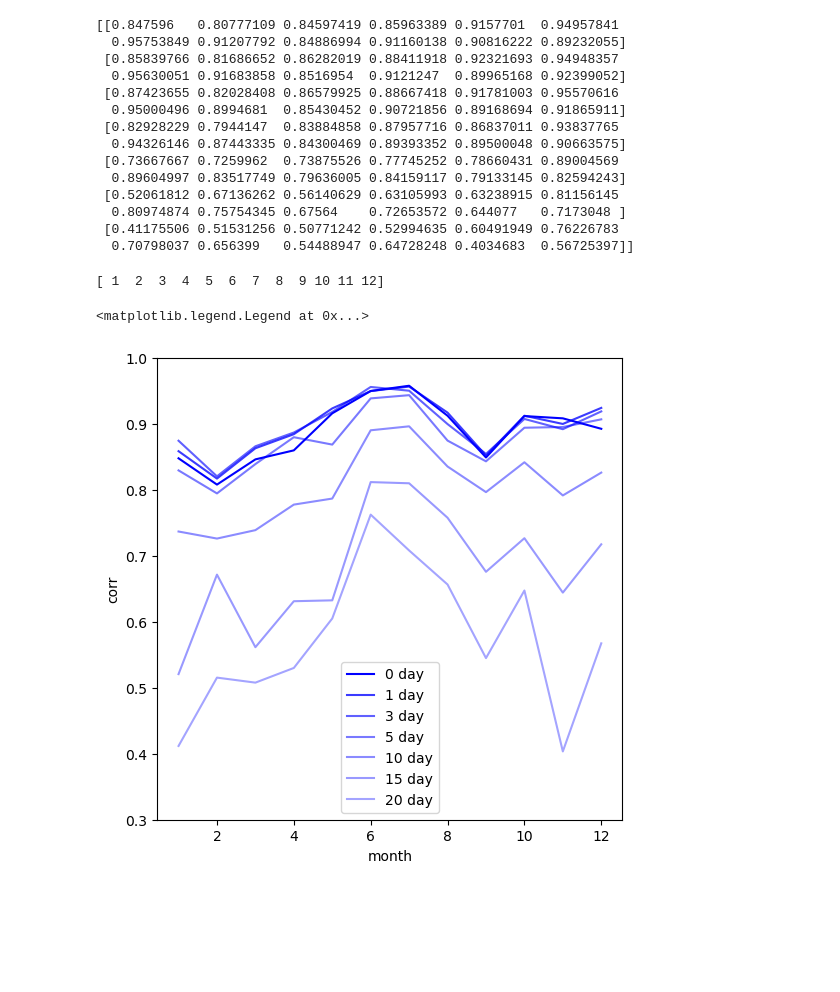
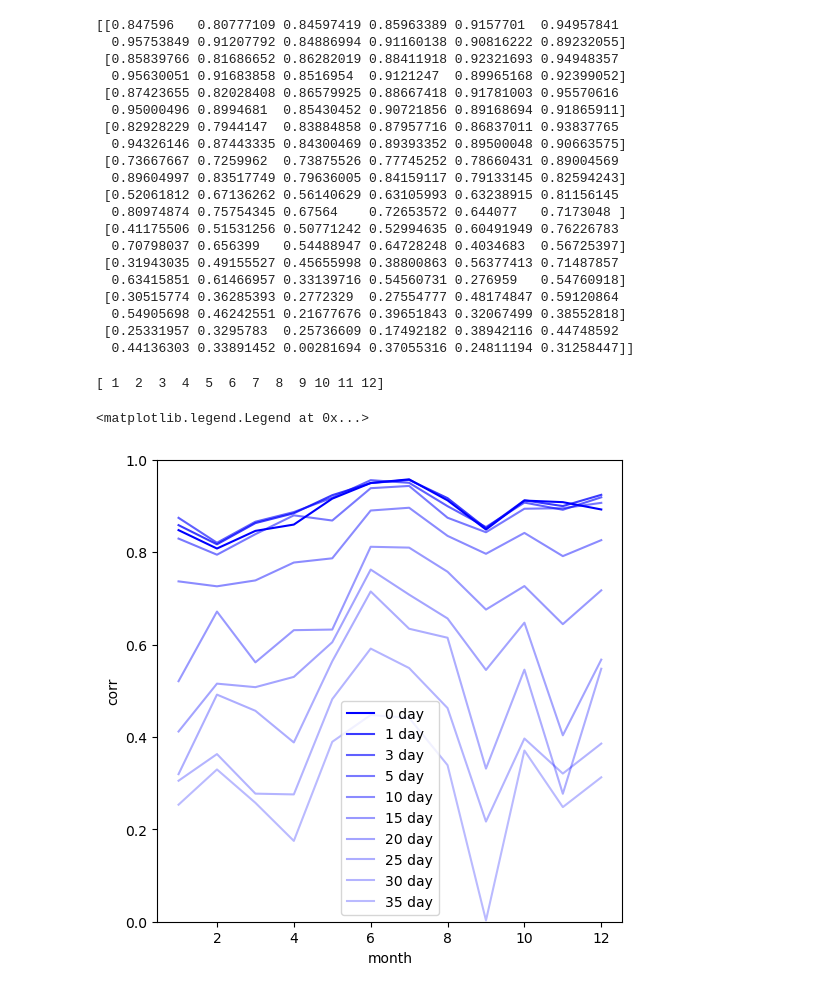
Before and after one commit to Yuumae1/machine_learning, a Jupyter notebook: notebook/cnn_analysis.ipynb, the cells around one changed output. Cells and saved outputs as stored; diff of their text form; code cells hidden in the pictures; blank space fills up the shorter version.

```diff
--- a/notebook/cnn_analysis.ipynb
+++ b/notebook/cnn_analysis.ipynb
@@ -17,9 +17,9 @@ lt_5 = '/home/maeda/machine_learning/results/kikuchi-7vals_v1/cor/result-value_7
 lt_10 = '/home/maeda/machine_learning/results/kikuchi-7vals_v1/cor/result-value_7vals_10day.npz'
 lt_15 = '/home/maeda/machine_learning/results/kikuchi-7vals_v1/cor/result-value_7vals_15day.npz'
 lt_20 = '/home/maeda/machine_learning/results/kikuchi-7vals_v1/cor/result-value_7vals_20day.npz'
-#lt_25 = '/home/maeda/machine_learning/results/kikuchi-7vals_v1/cor/result-value_7vals_25day.npz'
-#lt_30 = '/home/maeda/machine_learning/results/kikuchi-7vals_v1/cor/result-value_7vals_30day.npz'
-#lt_35 = '/home/maeda/machine_learning/results/kikuchi-7vals_v1/cor/result-value_7vals_35day.npz'
+lt_25 = '/home/maeda/machine_learning/results/kikuchi-7vals_v1/cor/result-value_7vals_25day.npz'
+lt_30 = '/home/maeda/machine_learning/results/kikuchi-7vals_v1/cor/result-value_7vals_30day.npz'
+lt_35 = '/home/maeda/machine_learning/results/kikuchi-7vals_v1/cor/result-value_7vals_35day.npz'
 
 df_0 = np.load(lt_0)
 df_1 = np.load(lt_1)
@@ -28,11 +28,11 @@ df_5 = np.load(lt_5)
 df_10 = np.load(lt_10)
 df_15 = np.load(lt_15)
 df_20 = np.load(lt_20)
-#df_25 = np.load(lt_25)
-#df_30 = np.load(lt_30)
-#df_35 = np.load(lt_35)
+df_25 = np.load(lt_25)
+df_30 = np.load(lt_30)
+df_35 = np.load(lt_35)
 # %%
-df_box = [df_0, df_1, df_3, df_5, df_10, df_15, df_20]
+df_box = [df_0, df_1, df_3, df_5, df_10, df_15, df_20, df_25, df_30, df_35]
 pred = []
 sup  = []
 for data in df_box:
@@ -58,7 +61,7 @@ def culc_cor(test_data, pred_data):
     #print('cor : = ', cor)
     return cor
 # %%
-lead_time = [0, 1, 3, 5, 10, 15, 20]
+lead_time = [0, 1, 3, 5, 10, 15, 20, 25, 30, 35]
 cor = np.zeros((len(lead_time), 5))
 for i in range(len(pred)):
     rt = pd.date_range('2015-01-01', periods=len(pred[i]), freq='D')    # real time のインデックスは'与えるデータの初期時刻'で定めておく
@@ -124,18 +129,24 @@ print(cor_mm)
  [0.52061812 0.67136262 0.56140629 0.63105993 0.63238915 0.81156145
   0.80974874 0.75754345 0.67564    0.72653572 0.644077   0.7173048 ]
  [0.41175506 0.51531256 0.50771242 0.52994635 0.60491949 0.76226783
-  0.70798037 0.656399   0.54488947 0.64728248 0.4034683  0.56725397]]
+  0.70798037 0.656399   0.54488947 0.64728248 0.4034683  0.56725397]
+ [0.31943035 0.49155527 0.45655998 0.38800863 0.56377413 0.71487857
+  0.63415851 0.61466957 0.33139716 0.54560731 0.276959   0.54760918]
+ [0.30515774 0.36285393 0.2772329  0.27554777 0.48174847 0.59120864
+  0.54905698 0.46242551 0.21677676 0.39651843 0.32067499 0.38552818]
+ [0.25331957 0.3295783  0.25736609 0.17492182 0.38942116 0.44748592
+  0.44136303 0.33891452 0.00281694 0.37055316 0.24811194 0.31258447]]
 # %%
 x_month = np.arange(1, 13)
 print(x_month)
 plt.figure(figsize=(6, 6))
 for j in range(len(lead_time)):
     plt.plot(x_month, cor_mm[j,:], color='b', alpha=1/(j*.3+1), label='{} day'.format(lead_time[j]))
-plt.ylim(0.3,1.0)
+plt.ylim(0.0,1.0)
 plt.xlabel('month')
 plt.ylabel('corr')
 plt.legend()
 # %% [output]
 [ 1  2  3  4  5  6  7  8  9 10 11 12]
 <matplotlib.legend.Legend at 0x...>
-[figure, old version]
+[figure, new version]
```
Also changed, not shown: parts of 4 cells of this notebook, 1 other file.
